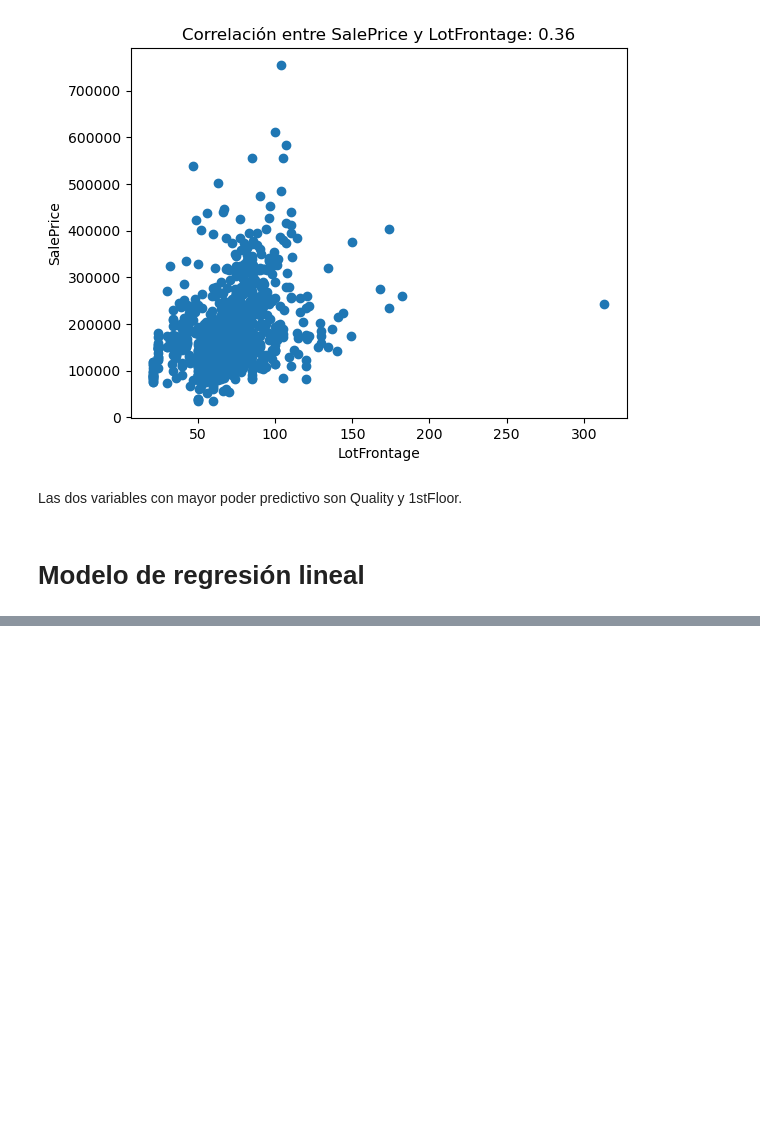
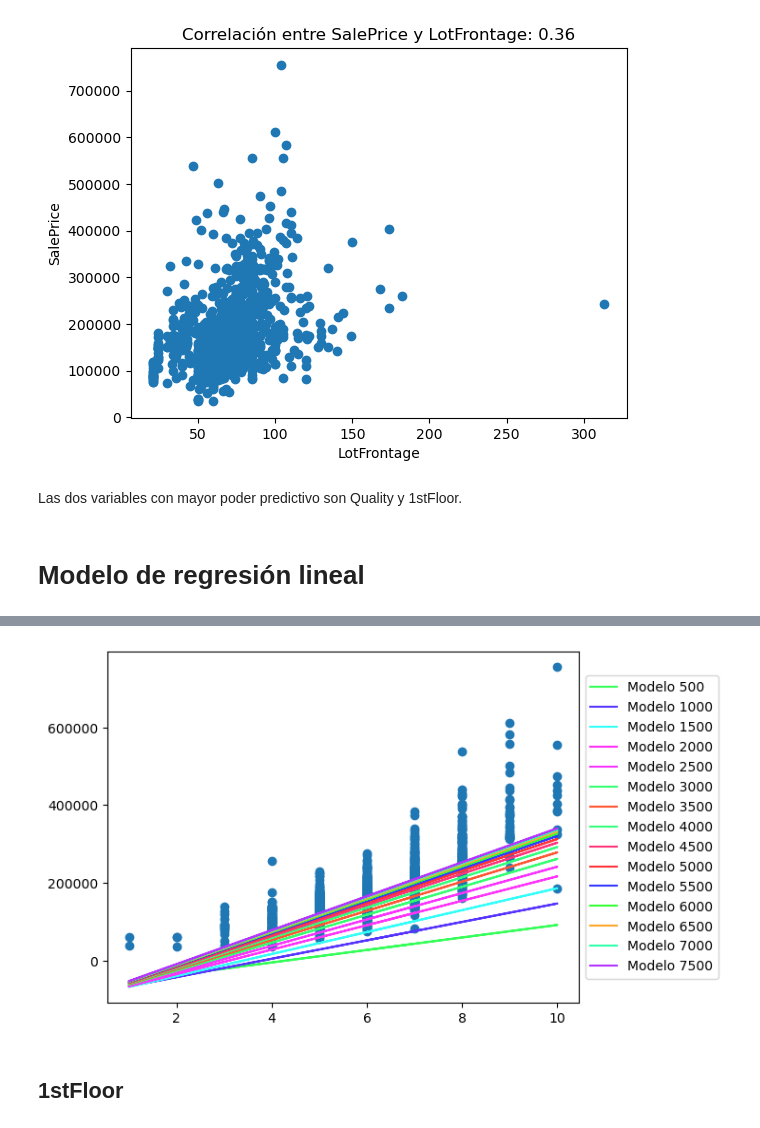
Before and after one commit to msalvaa/Proyecto-1, a Jupyter notebook: Proyecto 1 24000666.ipynb, the cells around one changed output, grey strips where cells are left out. Saved outputs shown, nothing was run; the diff lists cells and outputs as text; code cells hidden in the pictures; blank space fills up the shorter version.

```diff
--- a/Proyecto 1 24000666.ipynb
+++ b/Proyecto 1 24000666.ipynb
@@ -168,2 +140,0 @@ np.dot(matriz[:,0],b1)+np.dot(matriz[:,1],b0)
-# %%
-yhat=matriz[:,0]*b1+matriz[:,1]*b0
@@ -211,0 +227,8 @@ ValueError: shapes (2,) and (1168,2) not aligned: 2 (dim 0) != 1168 (dim 0)
+# %%
+modelos_quality, errores_quality=regresion(train_df["Quality"], train_df["SalePrice"],8000,0,.0499)
+# %%
+grafica_modelos(modelos_quality, 500)
+# %% [output]
+[figure, added]
+# %% [markdown]
+## 1stFloor
```
Also changed, not shown: parts of 35 cells of this notebook.
